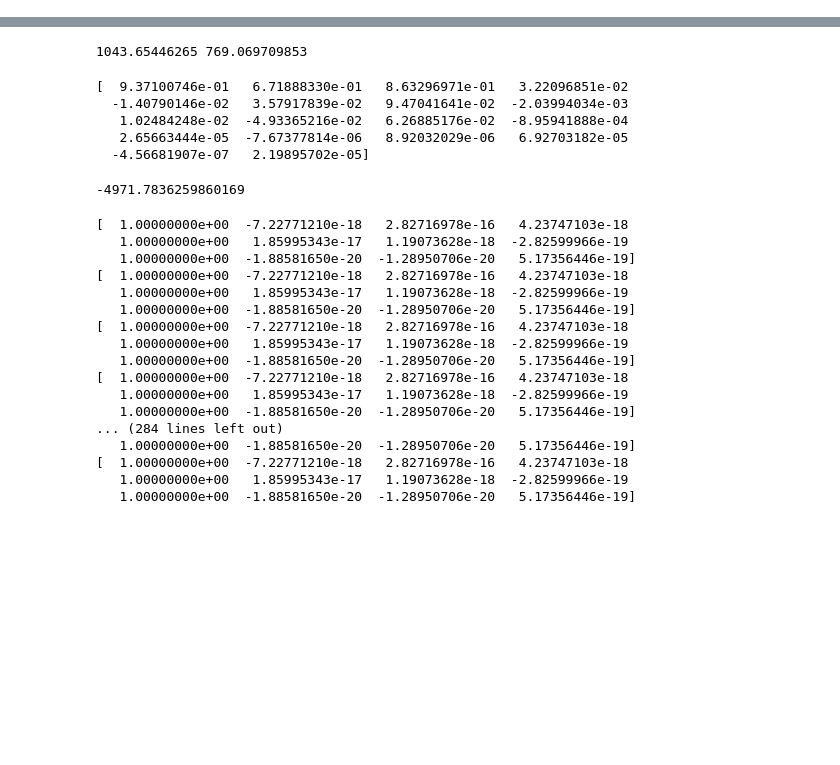
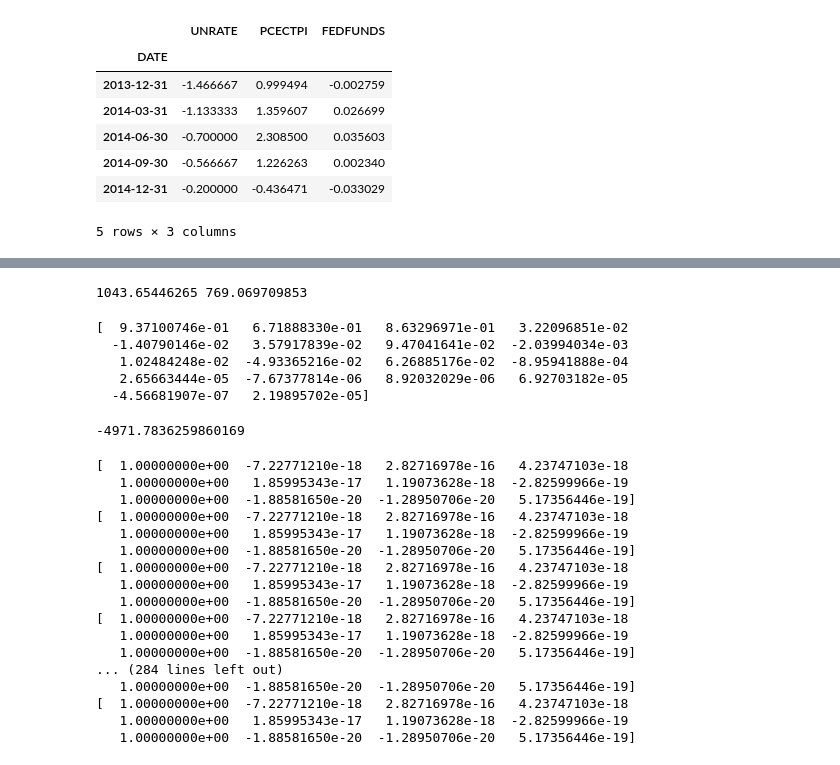
Before and after one commit to eph/pyvar, a Jupyter notebook: var-stuff.ipynb, the cells around one changed output, grey strips where cells are left out. Drawn from its saved outputs; the diff is of its cells as text; code cells hidden in the pictures; blank space fills up the shorter version.

```diff
--- a/var-stuff.ipynb
+++ b/var-stuff.ipynb
@@ -20,0 +101,11 @@ my_var.logmdd(dat)
+# %%
+y.tail()
+# %% [output]
+|  | UNRATE | PCECTPI | FEDFUNDS |
+| DATE |  |  |  |
+| 2013-12-31 | -1.466667 | 0.999494 | -0.002759 |
+| 2014-03-31 | -1.133333 | 1.359607 | 0.026699 |
+| 2014-06-30 | -0.700000 | 2.308500 | 0.035603 |
+| 2014-09-30 | -0.566667 | 1.226263 | 0.002340 |
+| 2014-12-31 | -0.200000 | -0.436471 | -0.033029 |
+5 rows × 3 columns
```
Also changed, not shown: parts of 9 cells of this notebook, 6 other files.
